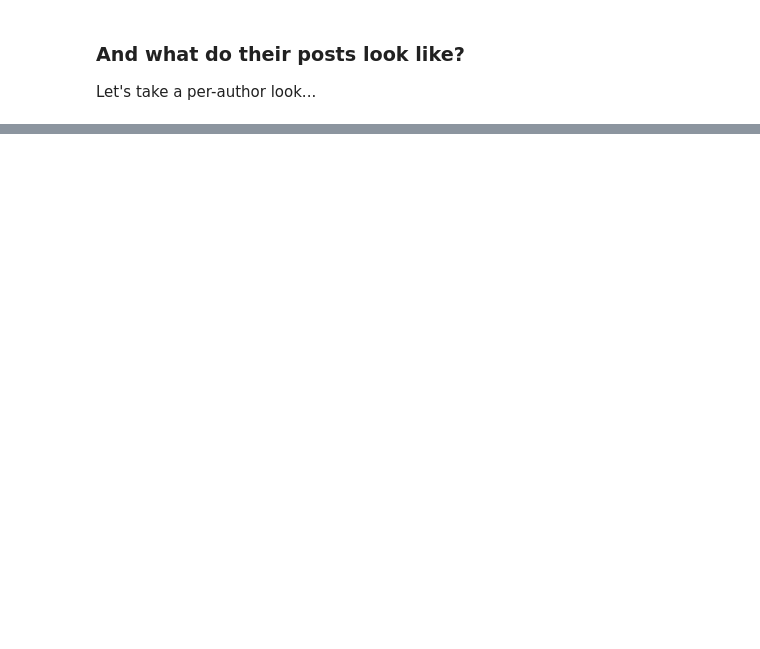
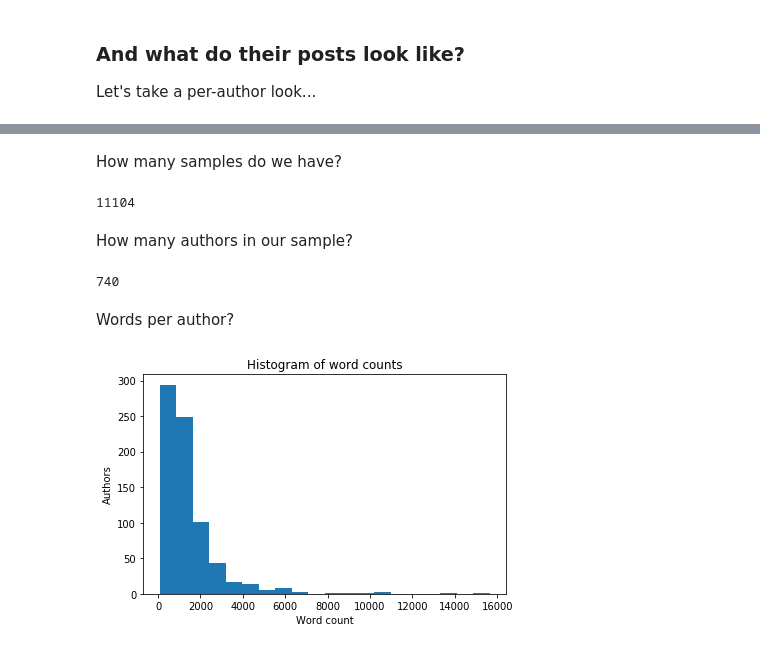
Before and after one commit to EdwardDixon/authorship, a Jupyter notebook: src/explore_the_data.ipynb, the cells around one changed output, grey strips where cells are left out. Cells and saved outputs as stored; diff of their text form; code cells hidden in the pictures; blank space fills up the shorter version.

```diff
--- a/src/explore_the_data.ipynb
+++ b/src/explore_the_data.ipynb
@@ -114,0 +126,11 @@ samples
+# %%
+post_author = []
+post_content = []
+for p in posts:
+    if p['author'] != '[deleted]' and author_counts[p['author']] >= 10:
+        post_author.append(p['author'])
+        post_content.append(p['selftext'])
+
+df_post_and_author = pd.DataFrame({"author":post_author, "text":post_content})
+df_post_and_author.to_csv("../data/sample_author_and_post.csv", index=False)
+df_post_and_author.head()
@@ -114,0 +144,40 @@ samples
+# %% [markdown]
+How many samples do we have?
+# %%
+print(df_post_and_author.shape[0])
+# %% [output]
+11104
+# %% [markdown]
+How many authors in our sample?
+# %%
+print(len(set(df_post_and_author.author)))
+# %% [output]
+740
+# %% [markdown]
+Words per author?
+# %%
+import matplotlib.mlab as mlab
+
+post_word_count = df_post_and_author.text.apply(lambda x: len(x.split(" ")))
+df_post_and_author['word_count'] = post_word_count
+words_per_author = df_post_and_author.groupby(['author'])['word_count'].sum()
+
+num_bins = 20
+
+fig, ax = plt.subplots()
+
+# the histogram of the data
+n, bins, patches = ax.hist(words_per_author, num_bins)
+
+# add a 'best fit' line
+#y = mlab.normpdf(bins)
+#ax.plot(bins, y, '--')
+ax.set_xlabel('Word count')
+ax.set_ylabel('Authors')
+ax.set_title(r'Histogram of word counts')
+
+# Tweak spacing to prevent clipping of ylabel
+fig.tight_layout()
+plt.show()
+# %% [output]
+[figure, added]
```
Also changed, not shown: parts of 11 cells of this notebook.
